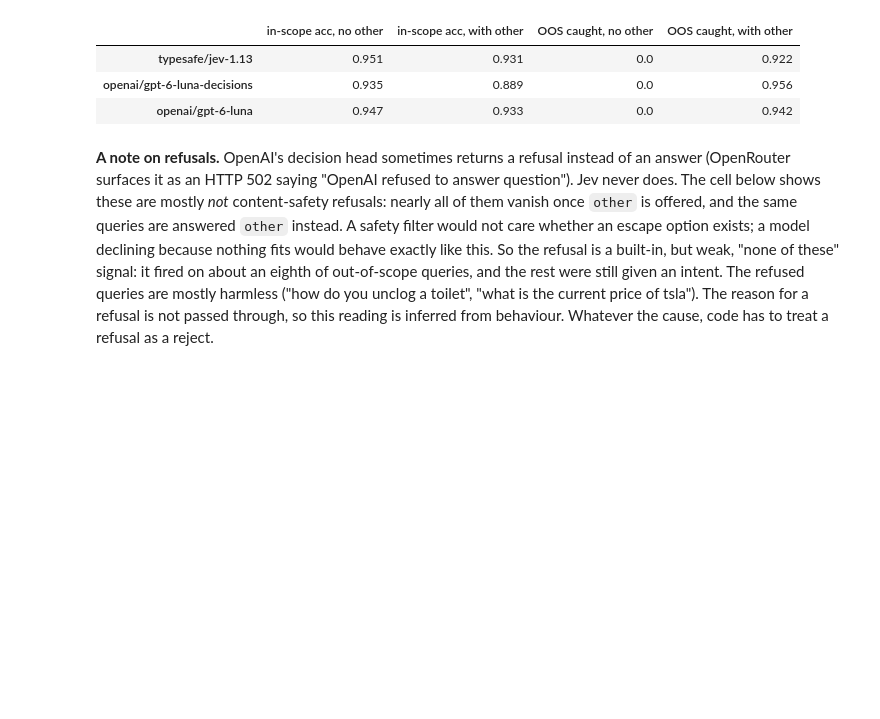
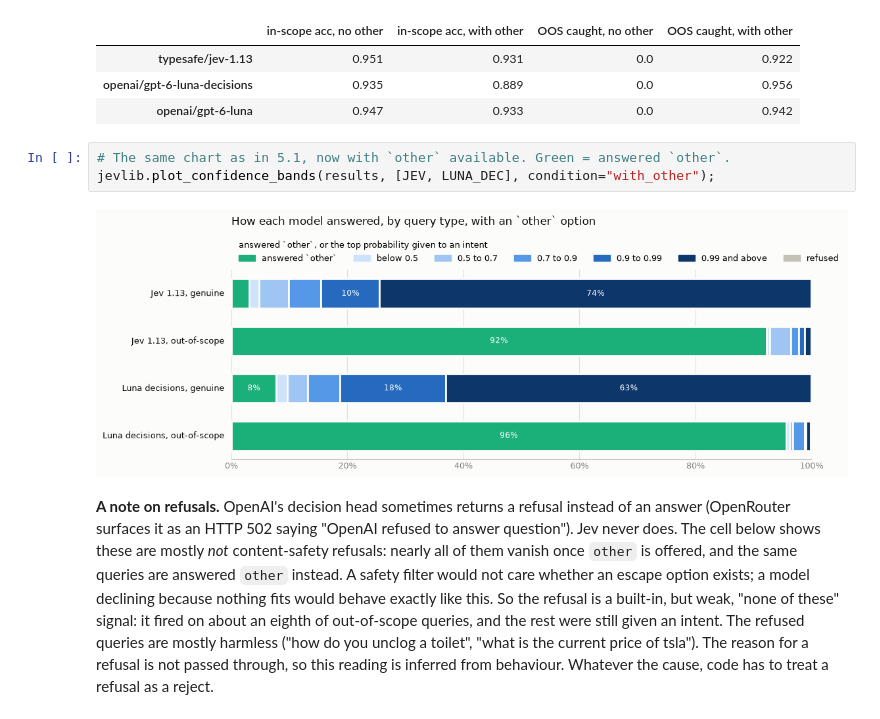
Before and after one commit to paulbruffett/jev-demo, a Jupyter notebook: jev_clinc150.ipynb, the cells around one changed output. Cells and saved outputs as stored; diff of their text form; blank space fills up the shorter version.

```diff
--- a/jev_clinc150.ipynb
+++ b/jev_clinc150.ipynb
@@ -557,6 +562,11 @@ pd.DataFrame({m: {"in-scope acc, no other":   results[("no_other", m)].pipe(lamb
 | typesafe/jev-1.13 | 0.951 | 0.931 | 0.0 | 0.922 |
 | openai/gpt-6-luna-decisions | 0.935 | 0.889 | 0.0 | 0.956 |
 | openai/gpt-6-luna | 0.947 | 0.933 | 0.0 | 0.942 |
+# %%
+# The same chart as in 5.1, now with `other` available. Green = answered `other`.
+jevlib.plot_confidence_bands(results, [JEV, LUNA_DEC], condition="with_other");
+# %% [output]
+[figure, added]
 # %% [markdown]
 **A note on refusals.** OpenAI's decision head sometimes returns a refusal instead of an answer (OpenRouter surfaces it as
 an HTTP 502 saying "OpenAI refused to answer question"). Jev never does. The cell below shows these are mostly *not*
```
Also changed, not shown: parts of 3 cells of this notebook, 2 other files.
